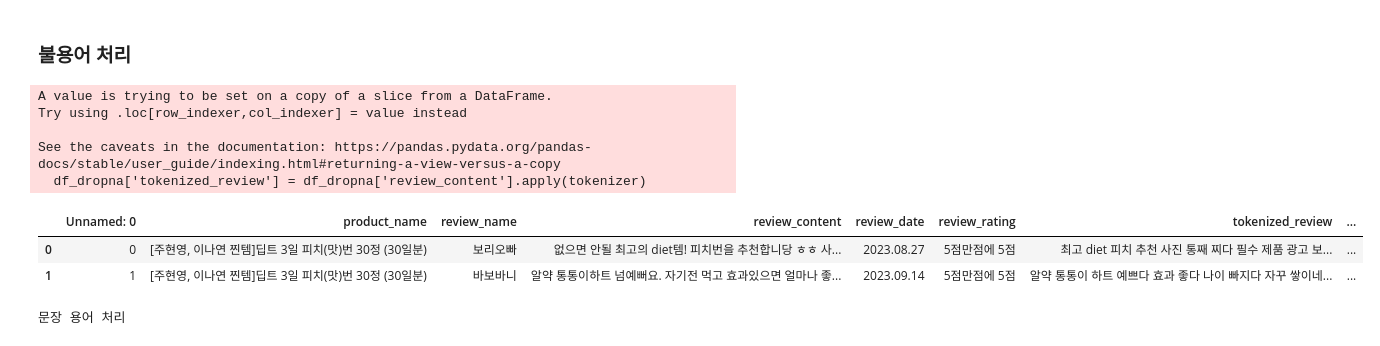
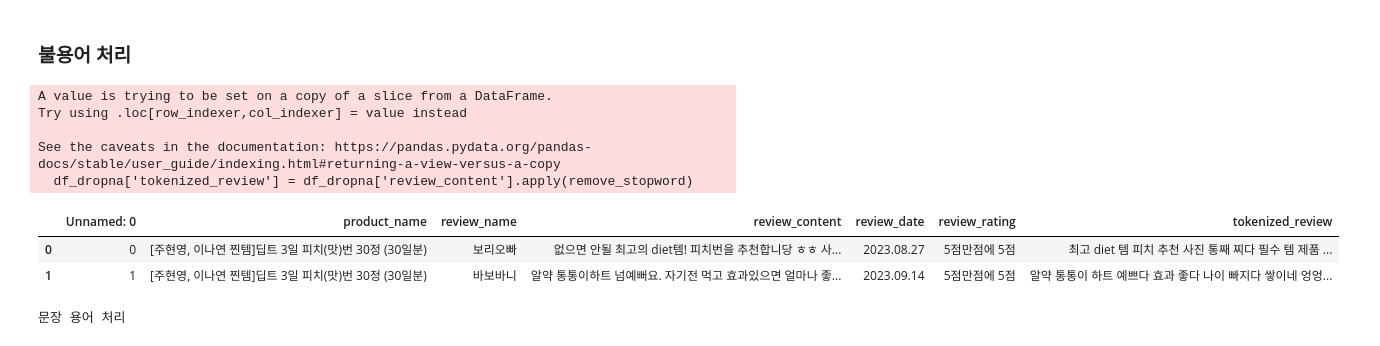
Before and after one commit to angelamyungjoosong/project_supplements_data_analytics, a Jupyter notebook: codes/Preprocessing_GB.ipynb, the cells around one changed output. Cells and saved outputs as stored; diff of their text form; code cells hidden in the pictures.

```diff
--- a/codes/Preprocessing_GB.ipynb
+++ b/codes/Preprocessing_GB.ipynb
@@ -132,3 +151,6 @@ list(filtered_content)
 stop_words = pd.read_csv('../datasets/koreanStopwords.txt', header=None, encoding ='utf-8')
 #stop_words = stop_words[0]
 stop_words= stop_words[0].values
+# %%
+one_char_keyword = pd.read_csv('../datasets/one_char_list.txt', header=None, encoding ='utf-8')
+one_char_keyword = one_char_keyword[0].values
@@ -135,11 +162,6 @@ stop_words= stop_words[0].values
 # %%
-from konlpy.tag import Okt
-okt = Okt()
-from mecab import MeCab
-mecab = MeCab()
-
 # 토크나이징 함수 정의
-def tokenizer(raw, pos=["Noun","Alpha","Verb","Number","Adjective"], stopword=stop_words):
+def remove_stopword(raw, pos=["Noun","Alpha","Verb","Number","Adjective"], stopword=stop_words):
     tokens = [
         word for word, tag in okt.pos(
             raw,
@@ -150,19 +172,33 @@ def tokenizer(raw, pos=["Noun","Alpha","Verb","Number","Adjective"], stopword=st
 
     ]
     return ' '.join(tokens)  # 결과 리스트를 문자열로 결합하여 반환
+# %%
+# 토크나이징 함수 정의(불용어, 한글자 처리)
+def remove_stopword(raw, pos=["Noun","Alpha","Verb","Number","Adjective"], stopword=stop_words):
+    tokens = []
+    for word, tag in okt.pos(
+        raw,
+        norm=True,   # normalize 그랰ㅋㅏ -> 그래ㅋㅋ
+        stem=True    # stemming 바뀌나->바뀌다
+    ):
+        if len(word) > 1 and tag in pos and word not in stopword:
+            tokens.append(word)
+        elif len(word) == 1 and word in list(one_char_keyword):
+            tokens.append(word)
+    return ' '.join(tokens)  # 결과 리스트를 문자열로 결합하여 반환
 # %%
 ## 함수적용
-df_dropna['tokenized_review'] = df_dropna['review_content'].apply(tokenizer)
+df_dropna['tokenized_review'] = df_dropna['review_content'].apply(remove_stopword)
 df_dropna[:2]
 # %% [output]
 A value is trying to be set on a copy of a slice from a DataFrame.
 Try using .loc[row_indexer,col_indexer] = value instead
 
 See the caveats in the documentation: https://pandas.pydata.org/pandas-docs/stable/user_guide/indexing.html#returning-a-view-versus-a-copy
-  df_dropna['tokenized_review'] = df_dropna['review_content'].apply(tokenizer)
+  df_dropna['tokenized_review'] = df_dropna['review_content'].apply(remove_stopword)
-|  | Unnamed: 0 | product_name | review_name | review_content | review_date | review_rating | tokenized_review | ... |
-| 0 | 0 | [주현영, 이나연 찐템]딥트 3일 피치(맛)번 30정 (30일분) | 보리오빠 | 없으면 안될 최고의 diet템! 피치번을 추천합니당 ㅎㅎ 사... | 2023.08.27 | 5점만점에 5점 | 최고 diet 피치 추천 사진 통째 찌다 필수 제품 광고 보... | ... |
-| 1 | 1 | [주현영, 이나연 찐템]딥트 3일 피치(맛)번 30정 (30일분) | 바보바니 | 알약 통통이하트 넘예뻐요. 자기전 먹고 효과있으면 얼마나 좋... | 2023.09.14 | 5점만점에 5점 | 알약 통통이 하트 예쁘다 효과 좋다 나이 빠지다 자꾸 쌓이네... | ... |
+|  | Unnamed: 0 | product_name | review_name | review_content | review_date | review_rating | tokenized_review |
+| 0 | 0 | [주현영, 이나연 찐템]딥트 3일 피치(맛)번 30정 (30일분) | 보리오빠 | 없으면 안될 최고의 diet템! 피치번을 추천합니당 ㅎㅎ 사... | 2023.08.27 | 5점만점에 5점 | 최고 diet 템 피치 추천 사진 통째 찌다 필수 템 제품 ... |
+| 1 | 1 | [주현영, 이나연 찐템]딥트 3일 피치(맛)번 30정 (30일분) | 바보바니 | 알약 통통이하트 넘예뻐요. 자기전 먹고 효과있으면 얼마나 좋... | 2023.09.14 | 5점만점에 5점 | 알약 통통이 하트 예쁘다 효과 좋다 나이 빠지다 쌓이네 엉엉... |
 # %%
 # 확인용
 test_sentence = "이 문장은 불용어 처리가 되어야 합니다. 가다 하다 있다 되다 먹다"
```
Also changed, not shown: parts of 32 cells of this notebook, 3 other files.
